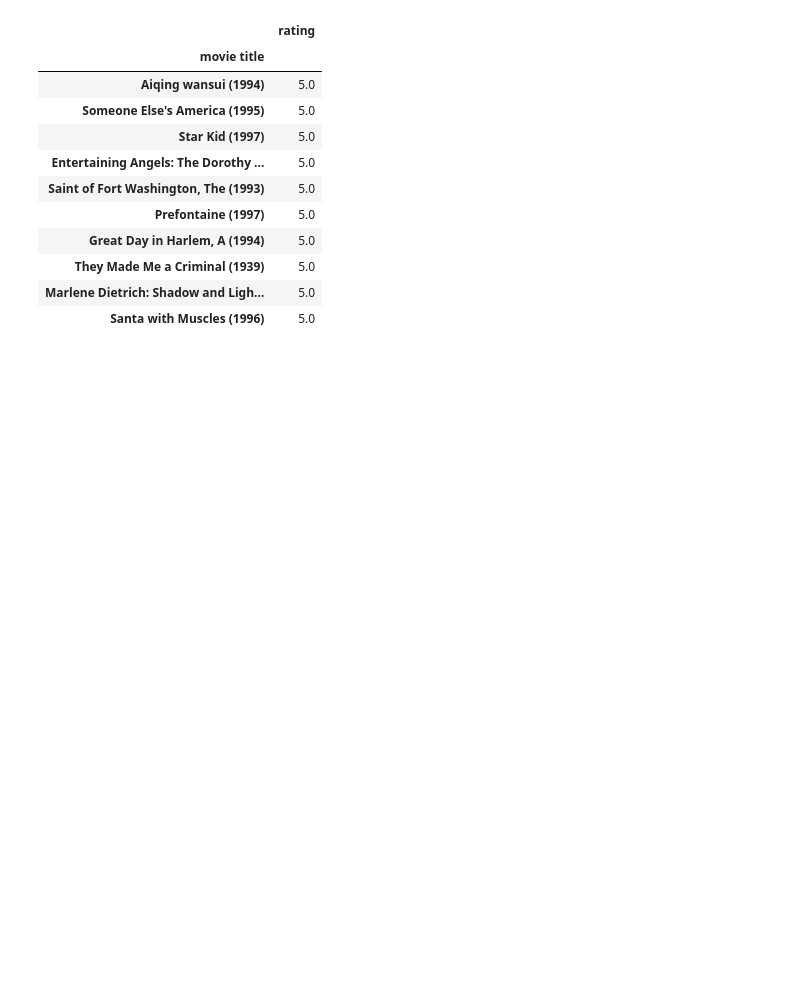
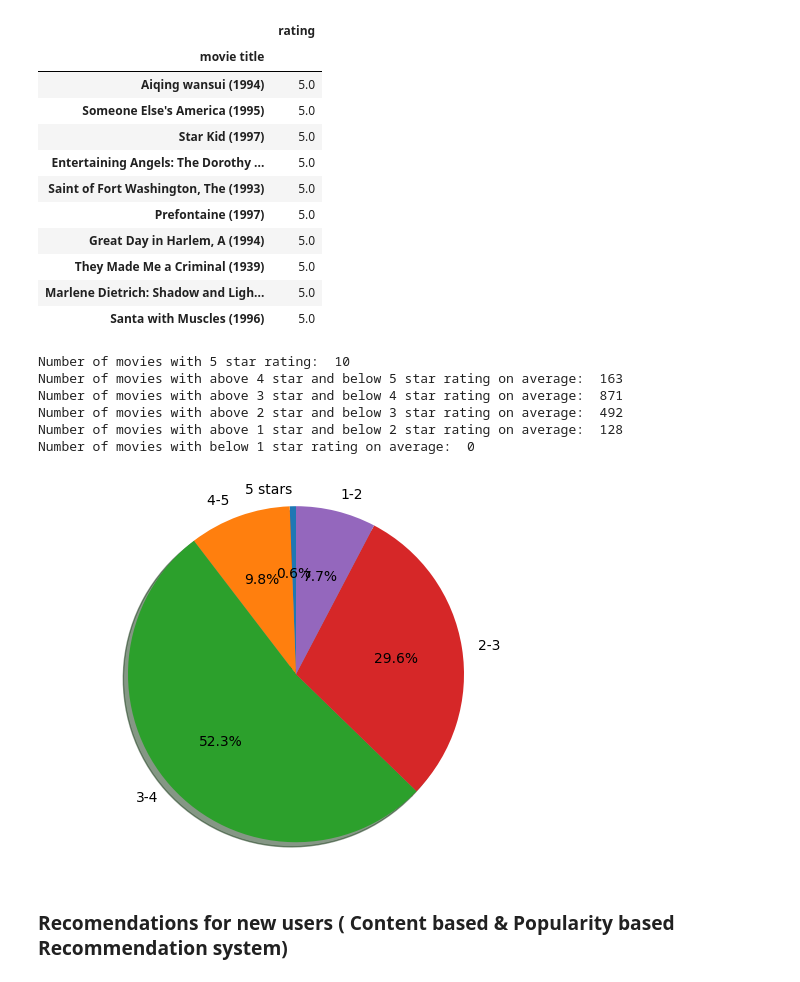
Before and after one commit to ShashankMk031/Recommendation-system, a Jupyter notebook: knowledge_based_recommender_system.ipynb, the cells around one changed output. Drawn from its saved outputs; the diff is of its cells as text; code cells hidden in the pictures; blank space fills up the shorter version.

```diff
--- a/knowledge_based_recommender_system.ipynb
+++ b/knowledge_based_recommender_system.ipynb
@@ -167,3 +158,30 @@ avg_highly_rated_movies.head(10)
 | They Made Me a Criminal (1939) | 5.0 |
 | Marlene Dietrich: Shadow and Ligh... | 5.0 |
 | Santa with Muscles (1996) | 5.0 |
+# %%
+print("Number of movies with 5 star rating: ", len(avg_highly_rated_movies[avg_highly_rated_movies['rating'] == 5]))
+print("Number of movies with above 4 star and below 5 star rating on average: ",len(avg_highly_rated_movies[(avg_highly_rated_movies['rating'] >= 4.0) & (avg_highly_rated_movies['rating'] < 5.0)]))
+print("Number of movies with above 3 star and below 4 star rating on average: ", len(avg_highly_rated_movies[(avg_highly_rated_movies['rating'] >= 3.0) & (avg_highly_rated_movies['rating'] < 4.0)]))
+print("Number of movies with above 2 star and below 3 star rating on average: ", len(avg_highly_rated_movies[(avg_highly_rated_movies['rating'] >= 2.0) & (avg_highly_rated_movies['rating'] < 3.0)]))
+print("Number of movies with above 1 star and below 2 star rating on average: ", len(avg_highly_rated_movies[(avg_highly_rated_movies['rating'] >= 1.0) & (avg_highly_rated_movies['rating'] < 2.0)]))
+print("Number of movies with below 1 star rating on average: ", len(avg_highly_rated_movies[avg_highly_rated_movies['rating'] < 1.0]))
+# %% [output]
+Number of movies with 5 star rating:  10
+Number of movies with above 4 star and below 5 star rating on average:  163
+Number of movies with above 3 star and below 4 star rating on average:  871
+Number of movies with above 2 star and below 3 star rating on average:  492
+Number of movies with above 1 star and below 2 star rating on average:  128
+Number of movies with below 1 star rating on average:  0
+# %%
+#Pie chart of ratings
+labels = '5 stars', '4-5 ','3-4', '2-3', '1-2'
+sizes = [10, 163, 871, 492, 128]
+
+fig1, ax1 = plt.subplots()
+ax1.pie(sizes, labels = labels, autopct='%1.1f%%', shadow=True, startangle=90)
+ax1.axis('equal')  # Equal aspect ratio ensures that pie is drawn as a circle.
+plt.show()
+# %% [output]
+[figure, added]
+# %% [markdown]
+### Recomendations for new users ( Content based & Popularity based Recommendation system)
```
Also changed, not shown: parts of 12 cells of this notebook.
